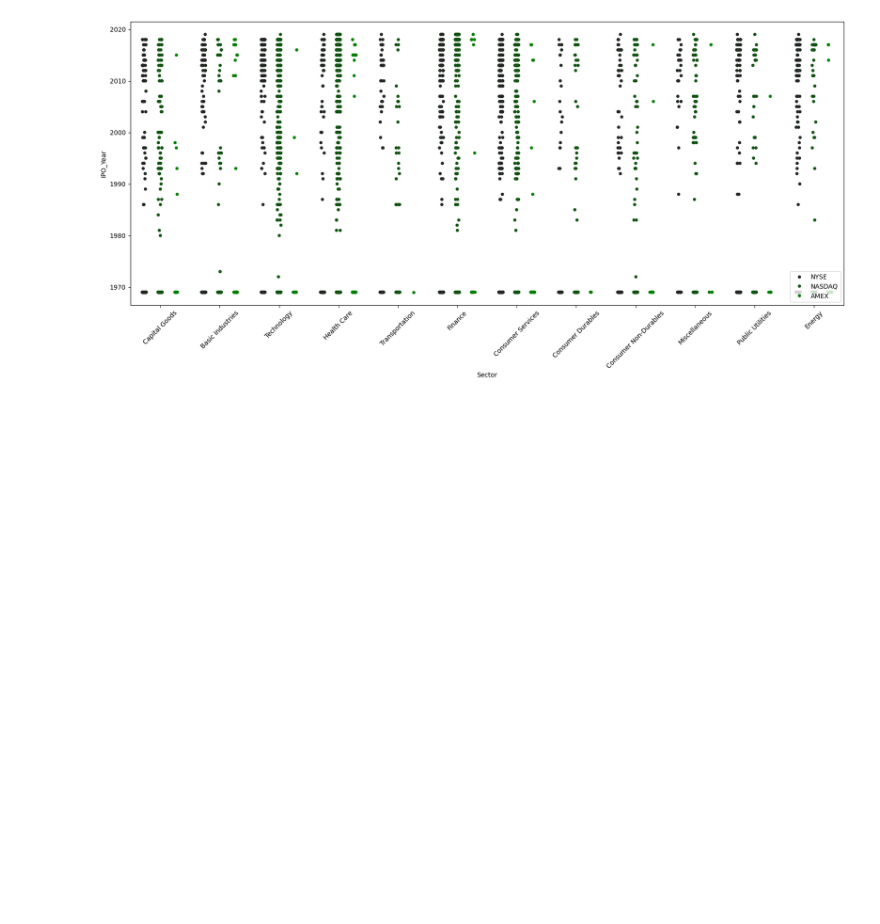
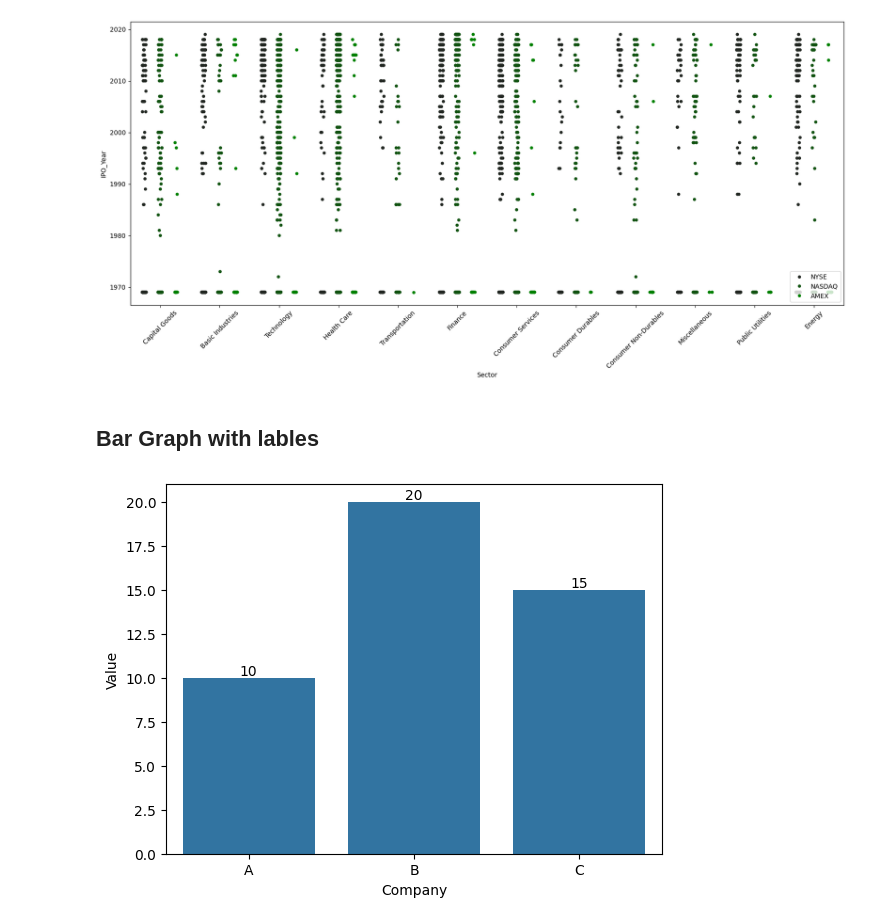
Before and after one commit to Coder-Wasim/Learning, a Jupyter notebook: Visualisation.ipynb, the cells around one changed output. Cells and saved outputs as stored; diff of their text form; code cells hidden in the pictures; blank space fills up the shorter version.

```diff
--- a/Visualisation.ipynb
+++ b/Visualisation.ipynb
@@ -362,3 +362,18 @@ plt.show()
 [figure]
 # %%
 listings['Sector'].drop_duplicates().dropna().to_list().so
+# %% [markdown]
+## Bar Graph with lables
+# %%
+import seaborn as sns
+import matplotlib.pyplot as plt
+import pandas as pd
+
+data = {'Company': ['A', 'B', 'C'], 'Value': [10, 20, 15]}
+df = pd.DataFrame(data)
+
+ax = sns.barplot(x='Company', y='Value', data=df)
+ax.bar_label(ax.containers[0])  # 🔥 Adds labels automatically
+plt.show()
+# %% [output]
+[figure, added]
```
